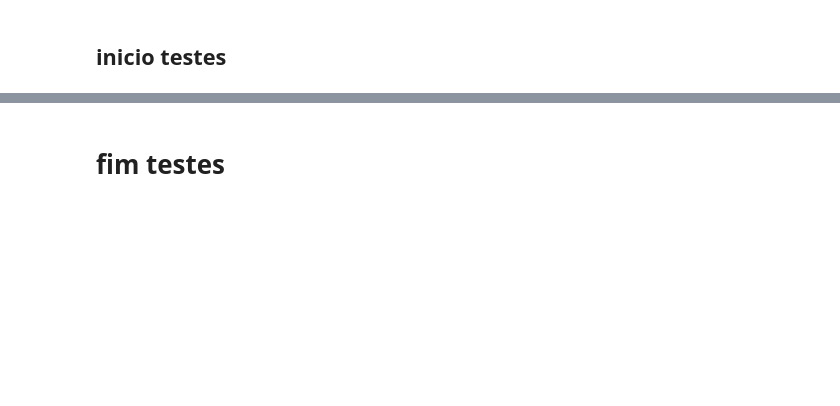
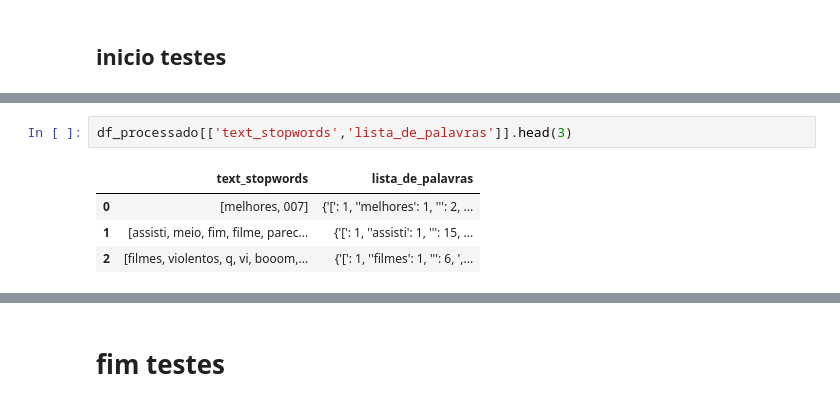
Before and after one commit to hericax/Pos, a Jupyter notebook: projeto_NLP/projeto4_NLP.IPYNB, the cells around one changed output, grey strips where cells are left out. Drawn from its saved outputs; the diff is of its cells as text; blank space fills up the shorter version.

```diff
--- a/projeto_NLP/projeto4_NLP.IPYNB
+++ b/projeto_NLP/projeto4_NLP.IPYNB
@@ -320,0 +473,7 @@ dicionario_bigrama = corpora.Dictionary(df_movies['text_stopwords'].values)
+# %%
+df_processado[['text_stopwords','lista_de_palavras']].head(3)
+# %% [output]
+|  | text_stopwords | lista_de_palavras |
+| 0 | [melhores, 007] | {'[': 1, ''melhores': 1, ''': 2, ... |
+| 1 | [assisti, meio, fim, filme, parec... | {'[': 1, ''assisti': 1, ''': 15, ... |
+| 2 | [filmes, violentos, q, vi, booom,... | {'[': 1, ''filmes': 1, ''': 6, ',... |
```
Also changed, not shown: parts of 65 cells of this notebook.
